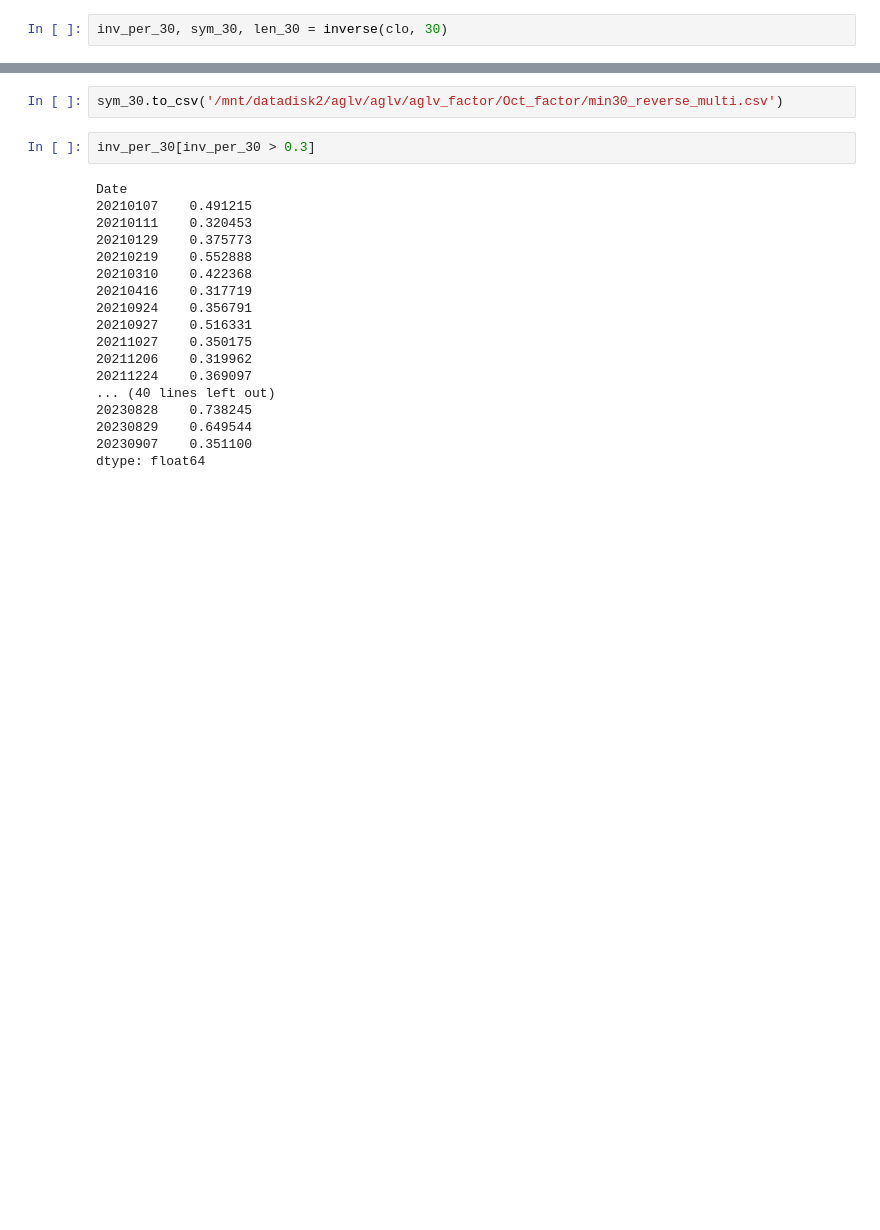
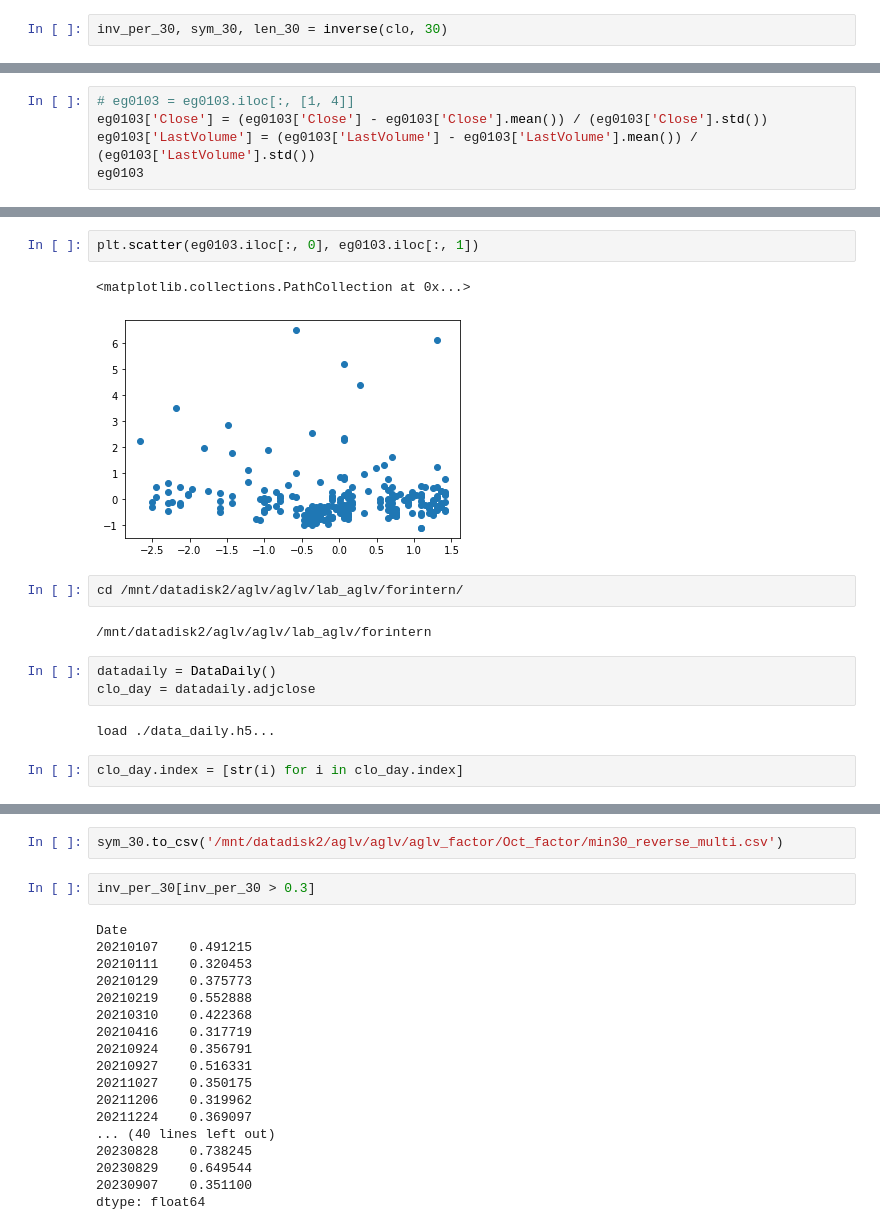
Before and after one commit to ForestMayJun/Quant_v3, a Jupyter notebook: alpha_oct/inday_period.ipynb, the cells around one changed output, grey strips where cells are left out. Cells and saved outputs as stored; diff of their text form; blank space fills up the shorter version.

```diff
--- a/alpha_oct/inday_period.ipynb
+++ b/alpha_oct/inday_period.ipynb
@@ -115,0 +411,5 @@ inv_per_30, sym_30, len_30 = inverse(clo, 30)
+# %%
+# eg0103 = eg0103.iloc[:, [1, 4]]
+eg0103['Close'] = (eg0103['Close'] - eg0103['Close'].mean()) / (eg0103['Close'].std())
+eg0103['LastVolume'] = (eg0103['LastVolume'] - eg0103['LastVolume'].mean()) / (eg0103['LastVolume'].std())
+eg0103
@@ -115,0 +441,16 @@ inv_per_30, sym_30, len_30 = inverse(clo, 30)
+# %%
+plt.scatter(eg0103.iloc[:, 0], eg0103.iloc[:, 1])
+# %% [output]
+<matplotlib.collections.PathCollection at 0x...>
+[figure, added]
+# %%
+cd /mnt/datadisk2/aglv/aglv/lab_aglv/forintern/
+# %% [output]
+/mnt/datadisk2/aglv/aglv/lab_aglv/forintern
+# %%
+datadaily = DataDaily()
+clo_day = datadaily.adjclose
+# %% [output]
+load ./data_daily.h5...
+# %%
+clo_day.index = [str(i) for i in clo_day.index]
```
Also changed, not shown: parts of 22 cells of this notebook, 1 other file.
